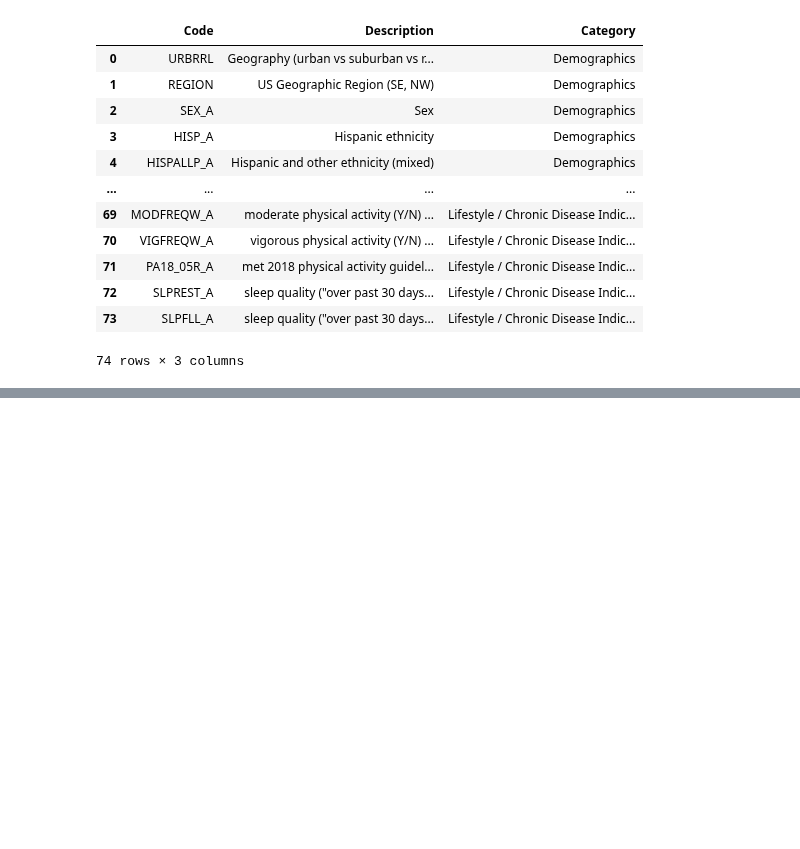
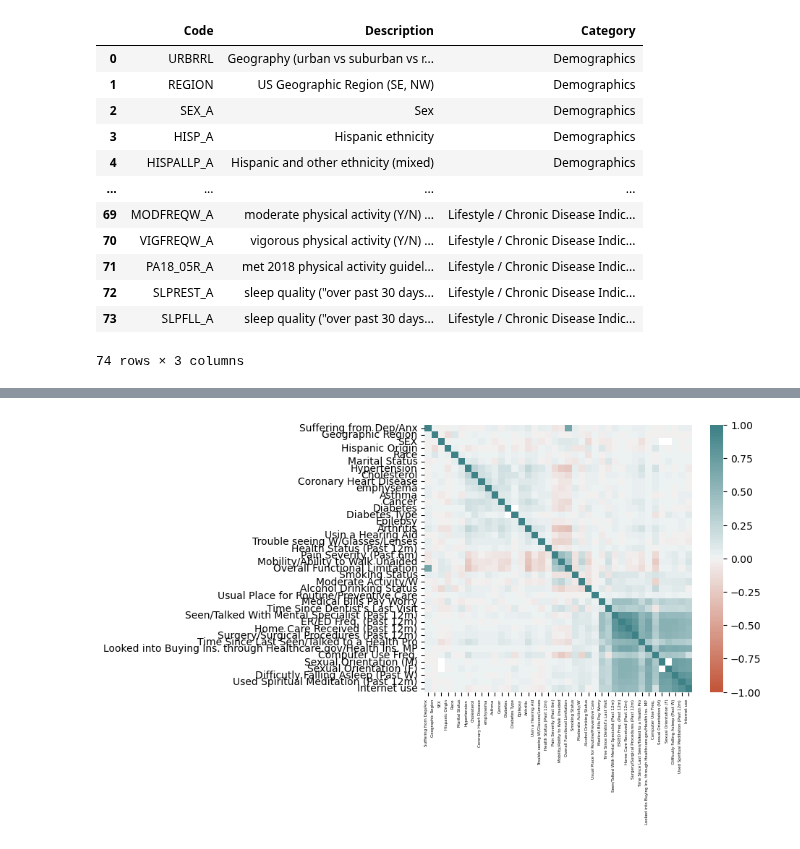
Before and after one commit to ShipraGupta16/Project_1, a Jupyter notebook: cdc_codes.ipynb, the cells around one changed output, grey strips where cells are left out. Cells and saved outputs as stored; diff of their text form; code cells hidden in the pictures; blank space fills up the shorter version.

```diff
--- a/cdc_codes.ipynb
+++ b/cdc_codes.ipynb
@@ -45,3 +51,13 @@ cdc_df
 # %%
-# Removing spaces in column names
-adult_data_2017.columns = adult_data_2017.columns.to_series().apply(lambda x:x.strip())
+# Selecting the columns we need and adding them to a dataframe
+filtered_data_2017 = adult_data_2017 [["AFLHCA17", "REGION", "SEX", "HISPAN_I","RACERPI2",
+                              "R_MARITL", "HYPEV", "CHLEV", "CHDEV",
+                              "EPHEV", "AASMEV", "CANEV", "DIBEV1",
+                              "DIBTYPE", "EPILEP1", "ARTH1", "HRAIDNOW",
+                              "AVISION", "AHSTATYR", "PAINLMT", "FLWALK",
+                              "ALCHRONR", "SMKSTAT2", "MODFREQW", "ALCSTAT",
+                              "AHCPLROU", "AWORPAY", "ADNLONG2", "AHCSYR1",
+                              "AHERNOY2", "AHCHYR", "ASRGYR", "AMDLONGR",
+                              "AEXCHNG", "ASICPUSE", "ASISIM", "ASISIF",
+                              "ASISLPFL", "MBO_SPR1", "AWEBUSE"]]
+filtered_data_2017.head()
@@ -63,0 +136,20 @@ data_2017.head()
+# %%
+# Change data name
+df_17 = filtered_data_2017
+corr = df_17.corr()
+
+# plot a heat matrix
+ax = sns.heatmap(corr,
+    vmin=-1, vmax=1, center=0,
+    cmap=sns.diverging_palette(20, 200, sep=1, n=100, l=50),
+    square=True,
+    xticklabels=True,
+    yticklabels=True)
+ax.set_xticklabels(
+    ax.get_xticklabels(),
+    fontsize=4,
+    horizontalalignment='right'
+
+);
+# %% [output]
+[figure, added]
```
Also changed, not shown: parts of 9 cells of this notebook.
